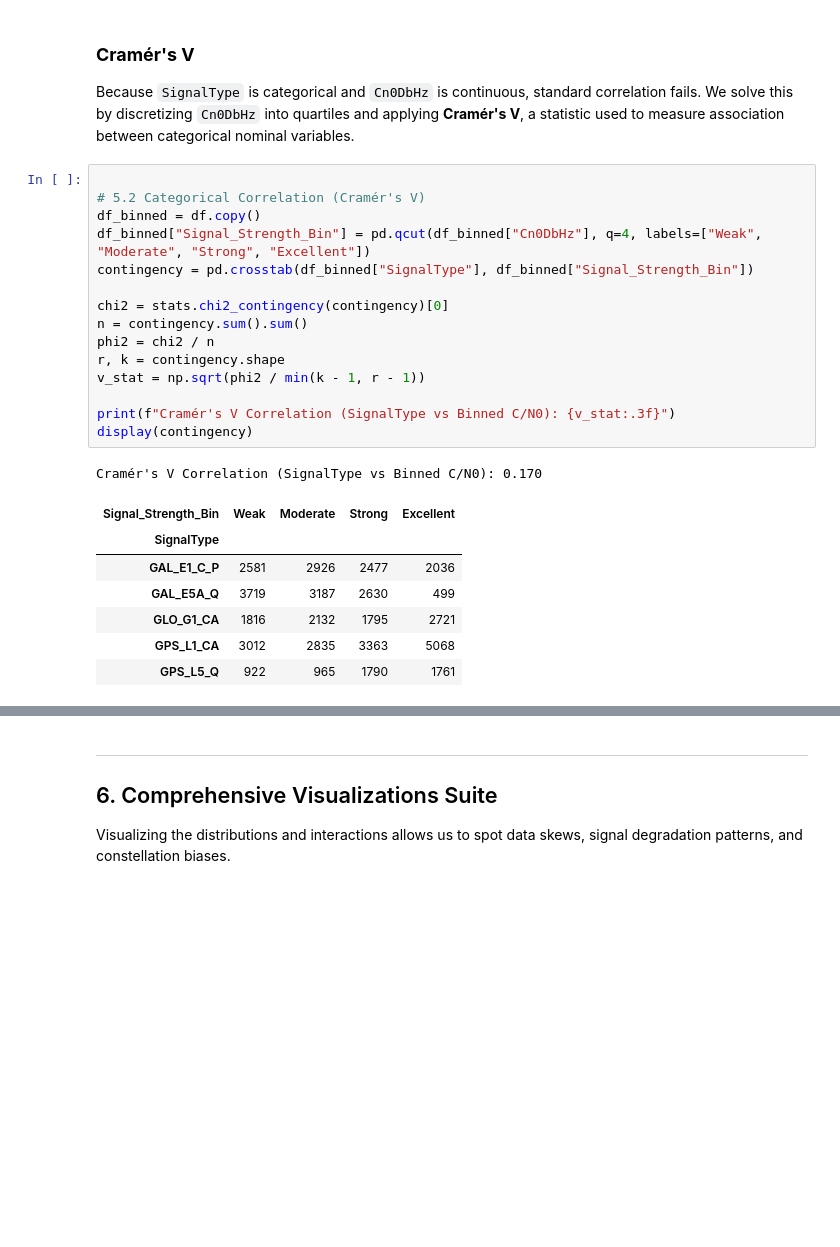
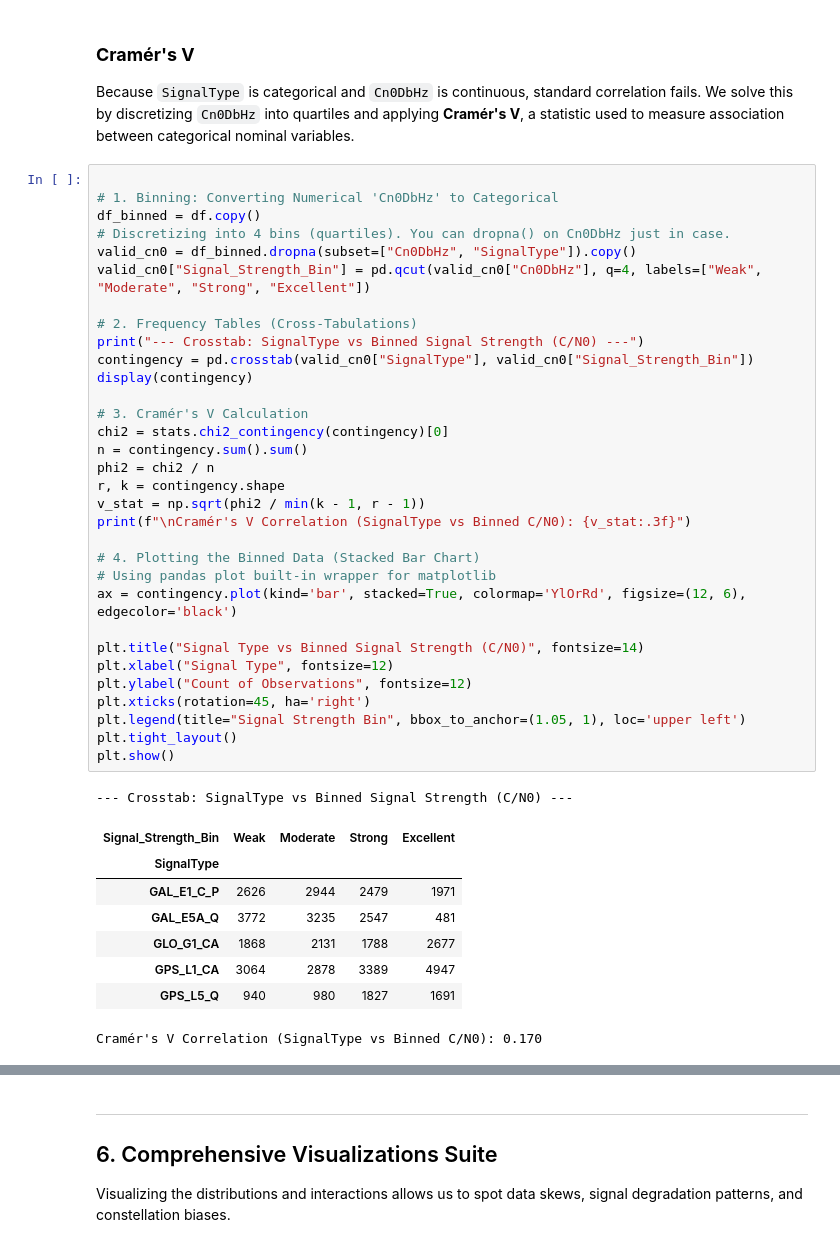
Before and after one commit to yahav0547-a11y/mission1, a Jupyter notebook: GNSS_EDA_Assignment_Refactored.ipynb, the cells around one changed output, grey strips where cells are left out. Drawn from its saved outputs; the diff is of its cells as text; blank space fills up the shorter version.

Commit message:
add a lot of data

```diff
--- a/GNSS_EDA_Assignment_Refactored.ipynb
+++ b/GNSS_EDA_Assignment_Refactored.ipynb
@@ -681,25 +681,43 @@ However, the core physical relationship is preserved across all of them: regardl
 Because `SignalType` is categorical and `Cn0DbHz` is continuous, standard correlation fails. We solve this by discretizing `Cn0DbHz` into quartiles and applying **Cramér's V**, a statistic used to measure association between categorical nominal variables.
 # %%
 
-# 5.2 Categorical Correlation (Cramér's V)
+# 1. Binning: Converting Numerical 'Cn0DbHz' to Categorical
 df_binned = df.copy()
-df_binned["Signal_Strength_Bin"] = pd.qcut(df_binned["Cn0DbHz"], q=4, labels=["Weak", "Moderate", "Strong", "Excellent"])
-contingency = pd.crosstab(df_binned["SignalType"], df_binned["Signal_Strength_Bin"])
+# Discretizing into 4 bins (quartiles). You can dropna() on Cn0DbHz just in case.
+valid_cn0 = df_binned.dropna(subset=["Cn0DbHz", "SignalType"]).copy()
+valid_cn0["Signal_Strength_Bin"] = pd.qcut(valid_cn0["Cn0DbHz"], q=4, labels=["Weak", "Moderate", "Strong", "Excellent"])
 
+# 2. Frequency Tables (Cross-Tabulations)
+print("--- Crosstab: SignalType vs Binned Signal Strength (C/N0) ---")
+contingency = pd.crosstab(valid_cn0["SignalType"], valid_cn0["Signal_Strength_Bin"])
+display(contingency)
+
+# 3. Cramér's V Calculation
 chi2 = stats.chi2_contingency(contingency)[0]
 n = contingency.sum().sum()
 phi2 = chi2 / n
 r, k = contingency.shape
 v_stat = np.sqrt(phi2 / min(k - 1, r - 1))
+print(f"\nCramér's V Correlation (SignalType vs Binned C/N0): {v_stat:.3f}")
 
-print(f"Cramér's V Correlation (SignalType vs Binned C/N0): {v_stat:.3f}")
-display(contingency)
+# 4. Plotting the Binned Data (Stacked Bar Chart)
+# Using pandas plot built-in wrapper for matplotlib
+ax = contingency.plot(kind='bar', stacked=True, colormap='YlOrRd', figsize=(12, 6), edgecolor='black')
+
+plt.title("Signal Type vs Binned Signal Strength (C/N0)", fontsize=14)
+plt.xlabel("Signal Type", fontsize=12)
+plt.ylabel("Count of Observations", fontsize=12)
+plt.xticks(rotation=45, ha='right')
+plt.legend(title="Signal Strength Bin", bbox_to_anchor=(1.05, 1), loc='upper left')
+plt.tight_layout()
+plt.show()
 # %% [output]
-Cramér's V Correlation (SignalType vs Binned C/N0): 0.170
+--- Crosstab: SignalType vs Binned Signal Strength (C/N0) ---
 | Signal_Strength_Bin | Weak | Moderate | Strong | Excellent |
 | SignalType |  |  |  |  |
-| GAL_E1_C_P | 2581 | 2926 | 2477 | 2036 |
-| GAL_E5A_Q | 3719 | 3187 | 2630 | 499 |
-| GLO_G1_CA | 1816 | 2132 | 1795 | 2721 |
-| GPS_L1_CA | 3012 | 2835 | 3363 | 5068 |
-| GPS_L5_Q | 922 | 965 | 1790 | 1761 |
+| GAL_E1_C_P | 2626 | 2944 | 2479 | 1971 |
+| GAL_E5A_Q | 3772 | 3235 | 2547 | 481 |
+| GLO_G1_CA | 1868 | 2131 | 1788 | 2677 |
+| GPS_L1_CA | 3064 | 2878 | 3389 | 4947 |
+| GPS_L5_Q | 940 | 980 | 1827 | 1691 |
+Cramér's V Correlation (SignalType vs Binned C/N0): 0.170
```
Also changed, not shown: parts of 10 cells of this notebook.
